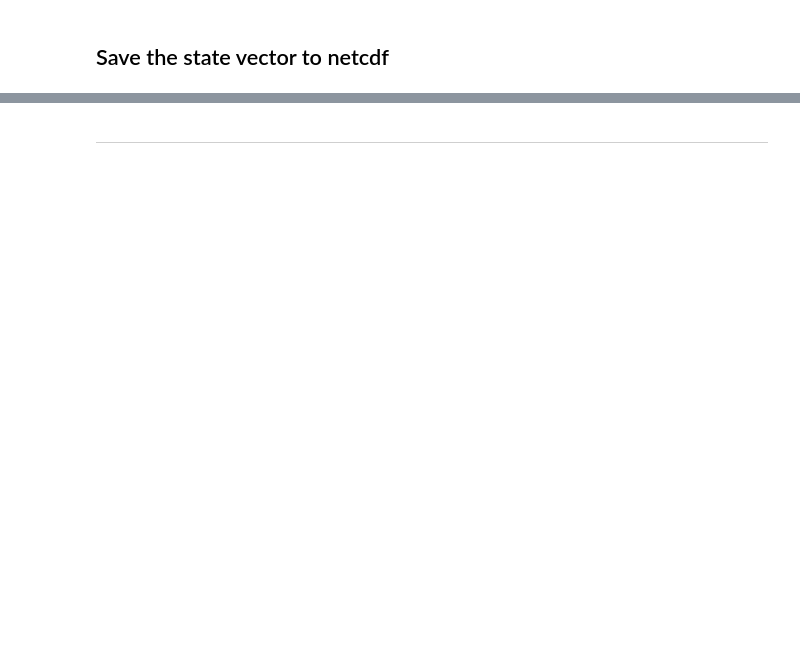
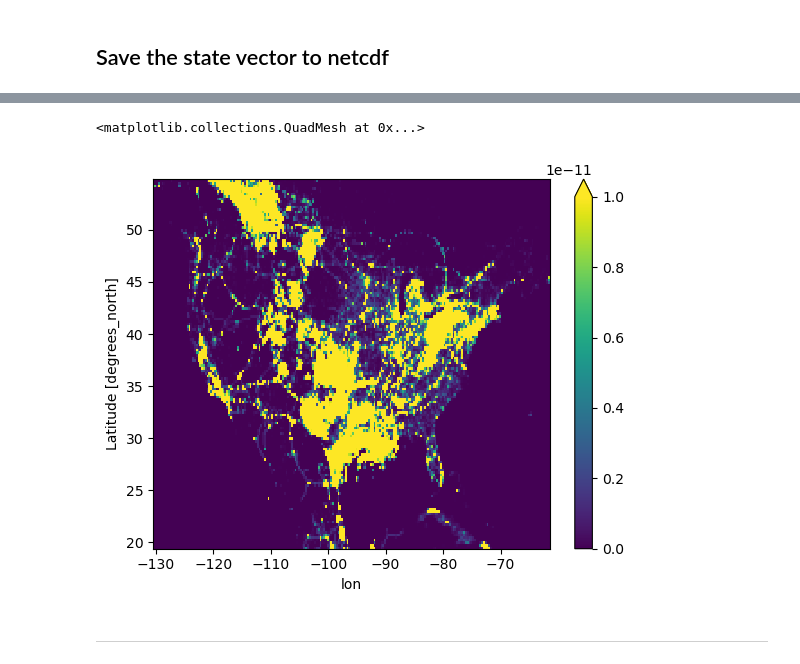
Before and after one commit to geoschem/integrated_methane_inversion, a Jupyter notebook: src/notebooks/statevector_from_shapefile.ipynb, the cells around one changed output, grey strips where cells are left out. Saved outputs shown, nothing was run; the diff lists cells and outputs as text; code cells hidden in the pictures; blank space fills up the shorter version.

```diff
--- a/src/notebooks/statevector_from_shapefile.ipynb
+++ b/src/notebooks/statevector_from_shapefile.ipynb
@@ -308,5 +310,10 @@ if save:
             v: {"zlib": True, "complevel": 9} for v in ds_state_vector.data_vars
         },
     )
+# %%
+hd.plot(vmax=1e-11)
+# %% [output]
+<matplotlib.collections.QuadMesh at 0x...>
+[figure, added]
 # %% [markdown]
 ----
```
Also changed, not shown: parts of 12 cells of this notebook, 10 other files.
